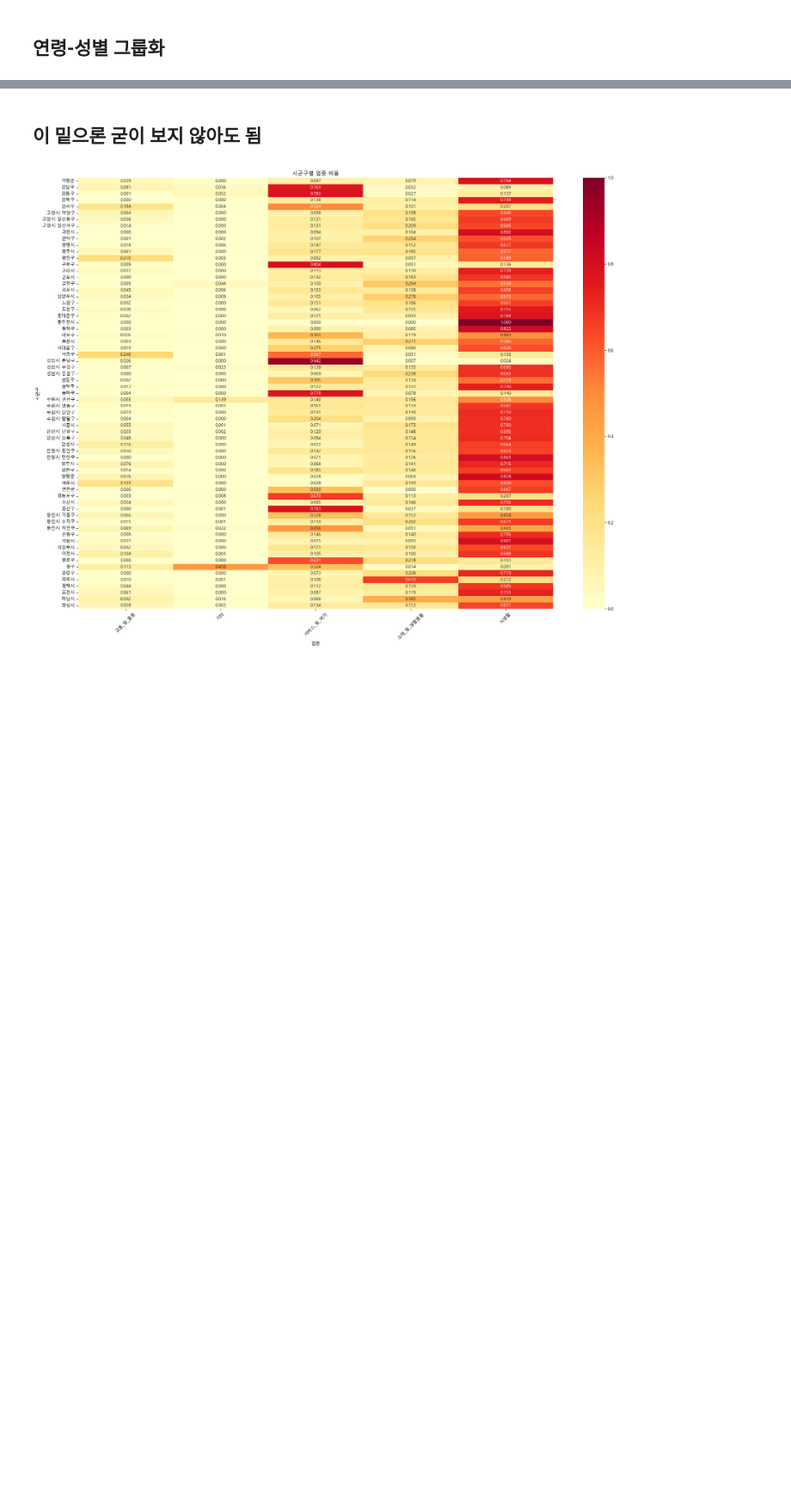
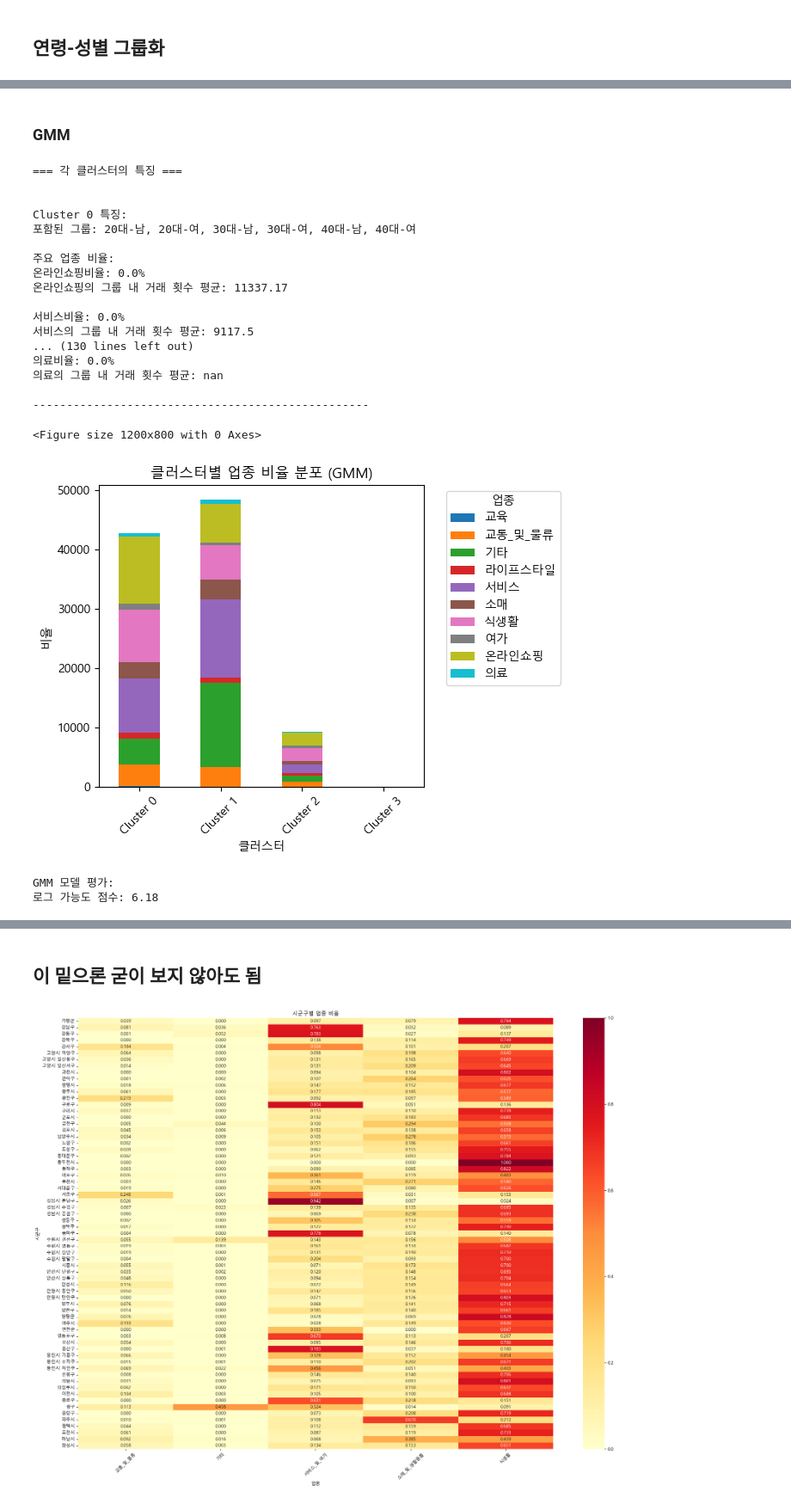
Before and after one commit to shs1018/iM_DiGital_Banker_academy, a Jupyter notebook: projects/iMBank_pj1/data_EDA.ipynb, the cells around one changed output, grey strips where cells are left out. Shown at 86% size. Drawn from its saved outputs; the diff is of its cells as text; code cells hidden in the pictures; blank space fills up the shorter version.

```diff
--- a/projects/iMBank_pj1/data_EDA.ipynb
+++ b/projects/iMBank_pj1/data_EDA.ipynb
@@ -614,0 +471,6 @@ Index(['Unnamed: 0', '거래년월', '고객ID', '가맹점업종명', '가맹
+# %%
+# 필요할떄만 실행하는 코드
+# 10대미만은 거래 건수가 너무 적기 때문에 제외해도 될 듯하다.
+
+data_saved = data
+data = data[data['연령대'] != '10대미만']
@@ -614,0 +558,73 @@ Index(['Unnamed: 0', '거래년월', '고객ID', '가맹점업종명', '가맹
+# %% [markdown]
+### GMM
+# %%
+# 데이터 전처리 - 연령대, 성별을 기준으로 5개의 그룹으로 그룹화 하고자 한다.
+# 사실 덴드로그램에 따르면 2개가 더 합리적이긴 하지만...
+
+grouped_data = data.groupby(['연령대', '성별', '가맹점업종명_범주화_중분류']).size().unstack(fill_value=0)
+#grouped_data = grouped_data.div(grouped_data.sum(axis=1), axis=0) #비율로 보고 싶으면 적용
+
+# GMM 적용
+gmm = GaussianMixture(n_components=3, random_state=42)
+clusters = gmm.fit_predict(grouped_data)
+
+#-----------------------------------------------------이 아래는 사실상 시각화
+
+# 클러스터별 평균 계산
+cluster_means = []
+for i in range(4):
+    cluster_mask = clusters == i
+    cluster_data = grouped_data[cluster_mask]
+    cluster_means.append(cluster_data.mean())
+
+# 클러스터별 특징 출력
+print("\n=== 각 클러스터의 특징 ===\n")
+for i in range(4):
+    cluster_groups = grouped_data.index[clusters == i]
+    print(f"\nCluster {i} 특징:")
+    print(f"포함된 그룹: {', '.join([f'{idx[0]}-{idx[1]}' for idx in cluster_groups])}")
+    print("\n주요 업종 비율:")
+    for category, ratio in cluster_means[i].sort_values(ascending=False).items():
+        print(f"{category}비율: {ratio_pct:.1%}")
+        print(f"{category}의 그룹 내 거래 횟수 평균: {round(ratio, 2)} \n")
+    print("-" * 50)
+
+# DataFrame으로 변환
+cluster_means_df = pd.DataFrame(cluster_means, index=[f'Cluster {i}' for i in range(4)])
+
+# Stacked Bar Plot 그리기
+plt.figure(figsize=(12, 8))
+cluster_means_df.plot(kind='bar', stacked=True)
+plt.title('클러스터별 업종 비율 분포 (GMM)')
+plt.xlabel('클러스터')
+plt.ylabel('비율')
+plt.legend(title='업종', bbox_to_anchor=(1.05, 1), loc='upper left')
+plt.xticks(rotation=45)
+plt.tight_layout()
+plt.show()
+
+# GMM 모델의 로그 가능도 출력 - 만점은 딱히 없고 높으면 높을수록 좋다!
+print("\nGMM 모델 평가:")
+print(f"로그 가능도 점수: {gmm.score(grouped_data):.2f}")
+# %% [output]
+=== 각 클러스터의 특징 ===
+
+
+Cluster 0 특징:
+포함된 그룹: 20대-남, 20대-여, 30대-남, 30대-여, 40대-남, 40대-여
+
+주요 업종 비율:
+온라인쇼핑비율: 0.0%
+온라인쇼핑의 그룹 내 거래 횟수 평균: 11337.17
+
+서비스비율: 0.0%
+서비스의 그룹 내 거래 횟수 평균: 9117.5
+... (130 lines left out)
+의료비율: 0.0%
+의료의 그룹 내 거래 횟수 평균: nan
+
+--------------------------------------------------
+<Figure size 1200x800 with 0 Axes>
+[figure, added]
+GMM 모델 평가:
+로그 가능도 점수: 6.18
```
Also changed, not shown: parts of 65 cells of this notebook.
